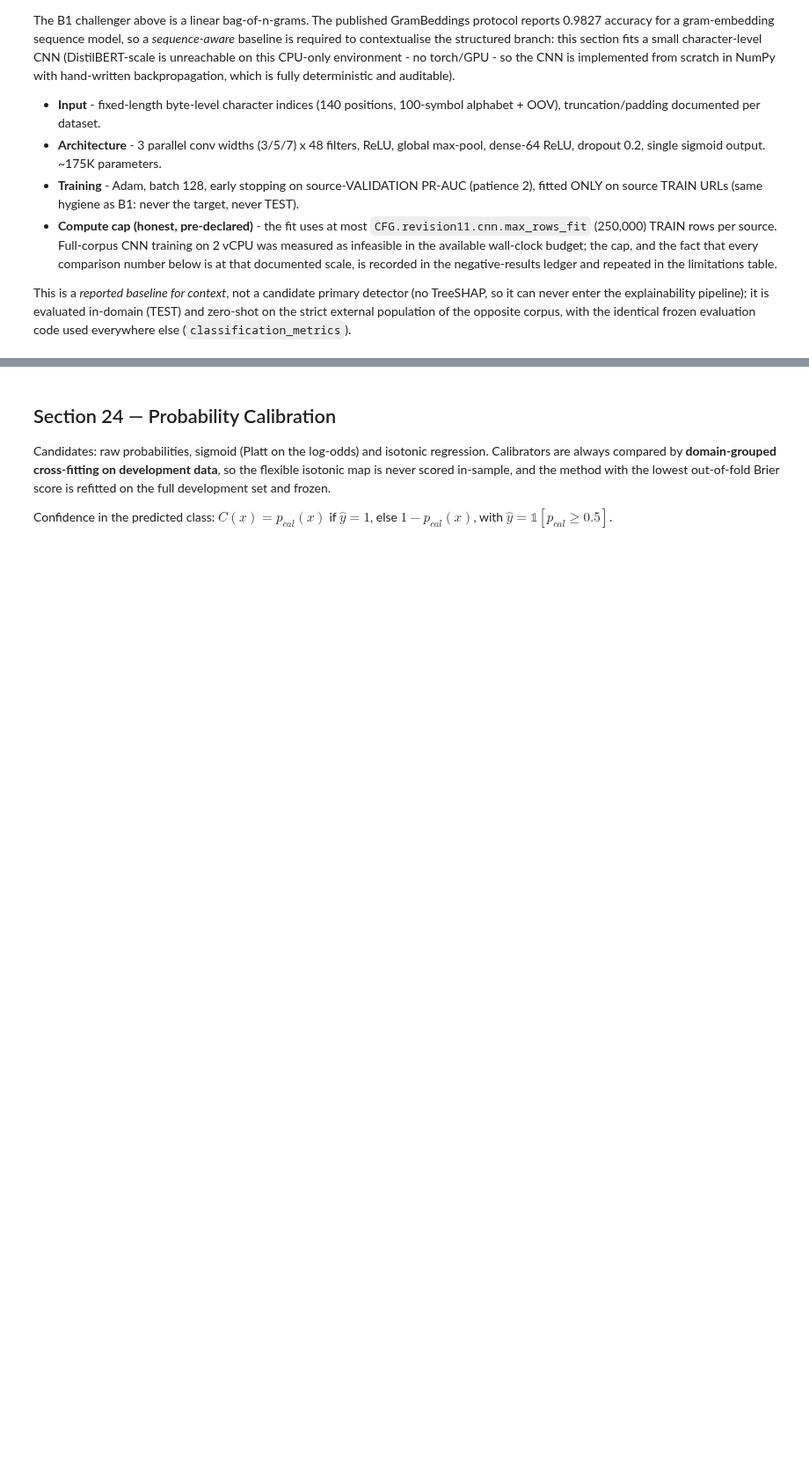
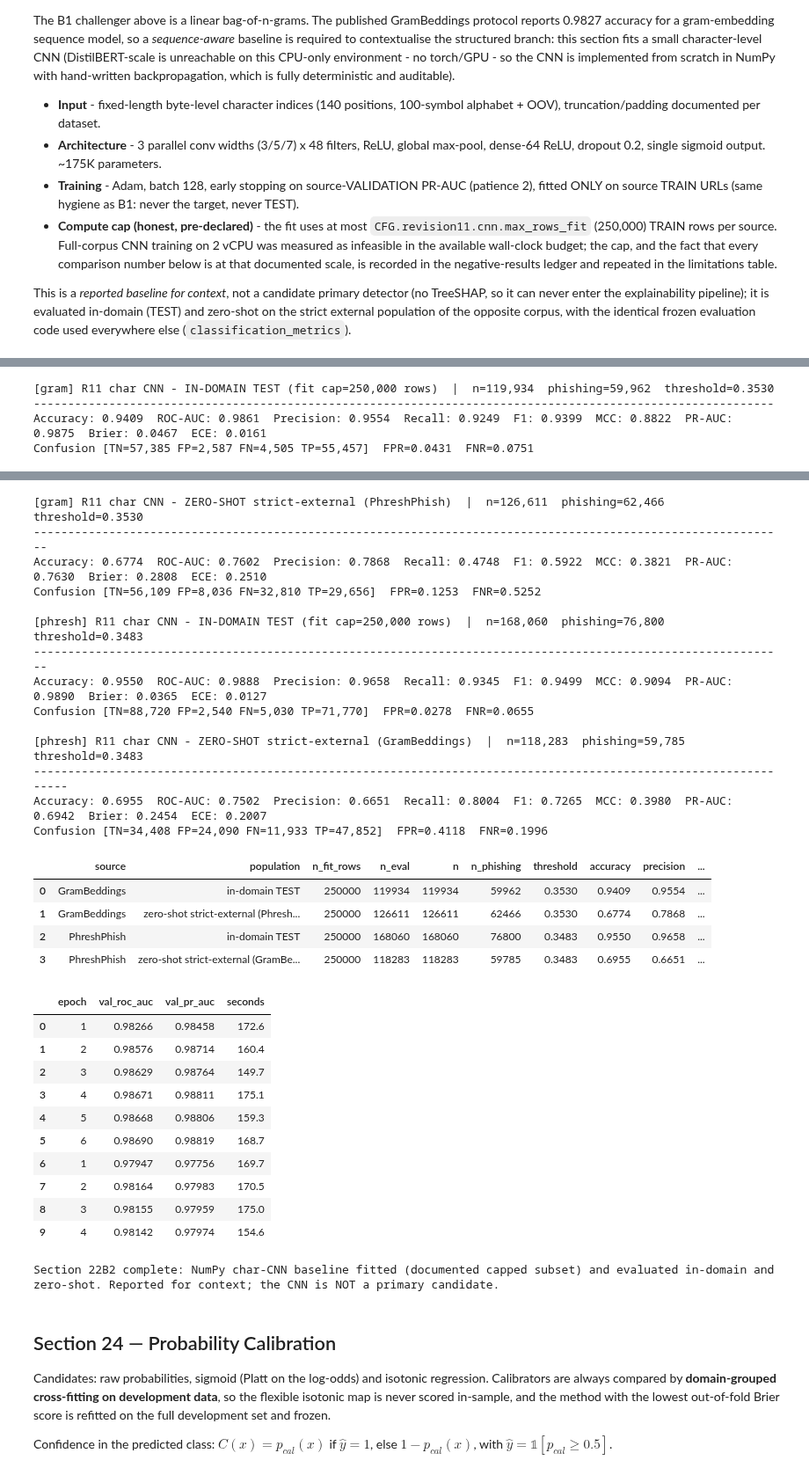
Before and after one commit to AeroMSK/trach_phish, a Jupyter notebook: trac-phish-revision11_FULL_EXECUTED.ipynb, the cells around one changed output, grey strips where cells are left out. Shown at 88% size. Cells and saved outputs as stored; diff of their text form; code cells hidden in the pictures; blank space fills up the shorter version.

Commit message:
Revision 11 execution: mod-1.2 char CNN complete (gram val AUC 0.9867/PR-AUC 0.9881, phresh val AUC ~0.98; table22B2 csv+tex); calibration stage (Section 24) started

```diff
--- a/trac-phish-revision11_FULL_EXECUTED.ipynb
+++ b/trac-phish-revision11_FULL_EXECUTED.ipynb
@@ -6658,7 +6689,7 @@ class _NumPyCNN:
             pooled.append(c.max(axis=1))             # (n, F): global max over time
         Z = np.concatenate(pooled, axis=1)
         if train:
-            drop = (self.drop_rng.rand(Z.shape[0], 1) > R11CNN["dropout"]).astype(np.float32) / (1.0 - R11CNN["dropout"])
+            drop = (self.drop_rng.random((Z.shape[0], 1)) > R11CNN["dropout"]).astype(np.float32) / (1.0 - R11CNN["dropout"])
         else:
             drop = 1.0
         Zd = Z * drop
@@ -6712,8 +6743,12 @@ class _NumPyCNN:
             vh = self.v[i] / (1 - b2 ** self.t)
             p -= (lr * mh / (np.sqrt(vh) + eps)).astype(np.float32)
 
-    def proba(self, Xi, bs=4096):
-        """Batched inference; never materialises one-hot or window copies at eval scale."""
+    def proba(self, Xi, bs=512):
+        """Batched inference; never materialises one-hot or window copies at eval scale.
+        rev-11 infra fix (OOM): 4096-row eval chunks held ~350-400 MB of simultaneous conv
+        tensors (3 widths x 4096 x 138 x 48 float32) and OOM-killed the 4 GB host at a
+        ~3.0 GB baseline. 512-row chunks are value-identical (row-independent eval-mode
+        forward) and keep the transient at ~40 MB."""
         out = np.empty(len(Xi), dtype=np.float64)
         for k in range(0, len(Xi), bs):
             p, _ = self.forward(Xi[k:k + bs], train=False)
@@ -6737,7 +6772,29 @@ def _cnn_fit_source(src):
                       "NumPy char CNN (documented cap)")
         n, bs = len(Xtr), R11CNN["batch"]
         best, hist, patience = (-1.0, None), [], 0
-        for ep in range(R11CNN["epochs"]):
+        # rev-11 infra (chunk-resilient): per-epoch checkpoint of the full training state
+        # (params, Adam moments, history, best, patience). Every epoch's permutation comes
+        # from derived_seed("cnn_ep", src, ep), so resuming at epoch E reproduces exactly
+        # the same trajectory as an uninterrupted run - value-identical, infrastructure-only.
+        _ep_ck = R7_CKPT_DIR / f"cnn_epoch_{src}__{r7_scale_fingerprint()}__ep.jlib"
+        _resume_ep = 0
+        if _ep_ck.exists():
+            try:
+                _st = joblib.load(_ep_ck)
+                if _st["n_fit"] == int(len(tr)) and _st["n_val"] == int(len(vi)):
+                    for _pi, _p in enumerate(net.params):
+                        _p[...] = _st["params"][_pi]
+                    for _mi, _mm in enumerate(net.m):
+                        _mm[...] = _st["m"][_mi]
+                    for _vi, _vv in enumerate(net.v):
+                        _vv[...] = _st["v"][_vi]
+                    net.t = _st["t"]
+                    best, hist, patience = _st["best"], _st["hist"], _st["patience"]
+                    _resume_ep = _st["next_ep"]
+                    print(f"  [CNN {src}] resumed from epoch {_resume_ep} (checkpointed state)", flush=True)
+            except Exception as _e:
+                LOG.warning("cnn epoch checkpoint unreadable (%s); restarting fit", type(_e).__name__)
+        for ep in range(_resume_ep, R11CNN["epochs"]):
             order = np.random.default_rng(derived_seed("cnn_ep", src, ep)).permutation(n)
             t0 = time.time()
             for k in range(0, n, bs):
@@ -6755,6 +6812,15 @@ def _cnn_fit_source(src):
                 patience += 1
                 if patience >= R11CNN["patience"]:
                     break
+            try:
+                _tmp = _ep_ck.with_suffix(".jlib.tmp")
+                joblib.dump({"params": [np.copy(_p) for _p in net.params],
+                             "m": [np.copy(_mm) for _mm in net.m], "v": [np.copy(_vv) for _vv in net.v],
+                             "t": net.t, "best": best, "hist": hist, "patience": patience,
+                             "next_ep": ep + 1, "n_fit": int(len(tr)), "n_val": int(len(vi))}, _tmp)
+                _tmp.replace(_ep_ck)
+            except Exception as _e:
+                LOG.warning("cnn epoch checkpoint not persisted (%s)", type(_e).__name__)
         if best[1] is not None:
             for p_, q_ in zip(net.params, best[1]):
                 p_[...] = q_
@@ -6806,3 +6872,4 @@ R11_LEDGER_NOTES = [{
 }]
 print("Section 22B2 complete: NumPy char-CNN baseline fitted (documented capped subset) and evaluated "
       "in-domain and zero-shot. Reported for context; the CNN is NOT a primary candidate.")
+# %% [output]
@@ -6808,0 +6877,4 @@ print("Section 22B2 complete: NumPy char-CNN baseline fitted (documented capped
+[gram] R11 char CNN - IN-DOMAIN TEST (fit cap=250,000 rows)  |  n=119,934  phishing=59,962  threshold=0.3530
+------------------------------------------------------------------------------------------------------------
+Accuracy: 0.9409  ROC-AUC: 0.9861  Precision: 0.9554  Recall: 0.9249  F1: 0.9399  MCC: 0.8822  PR-AUC: 0.9875  Brier: 0.0467  ECE: 0.0161
+Confusion [TN=57,385 FP=2,587 FN=4,505 TP=55,457]  FPR=0.0431  FNR=0.0751
@@ -6809,3 +6882,34 @@ print("Section 22B2 complete: NumPy char-CNN baseline fitted (documented capped
+[gram] R11 char CNN - ZERO-SHOT strict-external (PhreshPhish)  |  n=126,611  phishing=62,466  threshold=0.3530
+--------------------------------------------------------------------------------------------------------------
+Accuracy: 0.6774  ROC-AUC: 0.7602  Precision: 0.7868  Recall: 0.4748  F1: 0.5922  MCC: 0.3821  PR-AUC: 0.7630  Brier: 0.2808  ECE: 0.2510
+Confusion [TN=56,109 FP=8,036 FN=32,810 TP=29,656]  FPR=0.1253  FNR=0.5252
+
+[phresh] R11 char CNN - IN-DOMAIN TEST (fit cap=250,000 rows)  |  n=168,060  phishing=76,800  threshold=0.3483
+--------------------------------------------------------------------------------------------------------------
+Accuracy: 0.9550  ROC-AUC: 0.9888  Precision: 0.9658  Recall: 0.9345  F1: 0.9499  MCC: 0.9094  PR-AUC: 0.9890  Brier: 0.0365  ECE: 0.0127
+Confusion [TN=88,720 FP=2,540 FN=5,030 TP=71,770]  FPR=0.0278  FNR=0.0655
+
+[phresh] R11 char CNN - ZERO-SHOT strict-external (GramBeddings)  |  n=118,283  phishing=59,785  threshold=0.3483
+-----------------------------------------------------------------------------------------------------------------
+Accuracy: 0.6955  ROC-AUC: 0.7502  Precision: 0.6651  Recall: 0.8004  F1: 0.7265  MCC: 0.3980  PR-AUC: 0.6942  Brier: 0.2454  ECE: 0.2007
+Confusion [TN=34,408 FP=24,090 FN=11,933 TP=47,852]  FPR=0.4118  FNR=0.1996
+|  | source | population | n_fit_rows | n_eval | n | n_phishing | threshold | accuracy | precision | ... |
+| 0 | GramBeddings | in-domain TEST | 250000 | 119934 | 119934 | 59962 | 0.3530 | 0.9409 | 0.9554 | ... |
+| 1 | GramBeddings | zero-shot strict-external (Phresh... | 250000 | 126611 | 126611 | 62466 | 0.3530 | 0.6774 | 0.7868 | ... |
+| 2 | PhreshPhish | in-domain TEST | 250000 | 168060 | 168060 | 76800 | 0.3483 | 0.9550 | 0.9658 | ... |
+| 3 | PhreshPhish | zero-shot strict-external (GramBe... | 250000 | 118283 | 118283 | 59785 | 0.3483 | 0.6955 | 0.6651 | ... |
+|  | epoch | val_roc_auc | val_pr_auc | seconds |
+| 0 | 1 | 0.98266 | 0.98458 | 172.6 |
+| 1 | 2 | 0.98576 | 0.98714 | 160.4 |
+| 2 | 3 | 0.98629 | 0.98764 | 149.7 |
+| 3 | 4 | 0.98671 | 0.98811 | 175.1 |
+| 4 | 5 | 0.98668 | 0.98806 | 159.3 |
+| 5 | 6 | 0.98690 | 0.98819 | 168.7 |
+| 6 | 1 | 0.97947 | 0.97756 | 169.7 |
+| 7 | 2 | 0.98164 | 0.97983 | 170.5 |
+| 8 | 3 | 0.98155 | 0.97959 | 175.0 |
+| 9 | 4 | 0.98142 | 0.97974 | 154.6 |
+Section 22B2 complete: NumPy char-CNN baseline fitted (documented capped subset) and evaluated in-domain and zero-shot. Reported for context; the CNN is NOT a primary candidate.
 # %% [markdown]
 ## Section 24 — Probability Calibration
 
```
Also changed, not shown: parts of 17 cells of this notebook, 5 other files.
